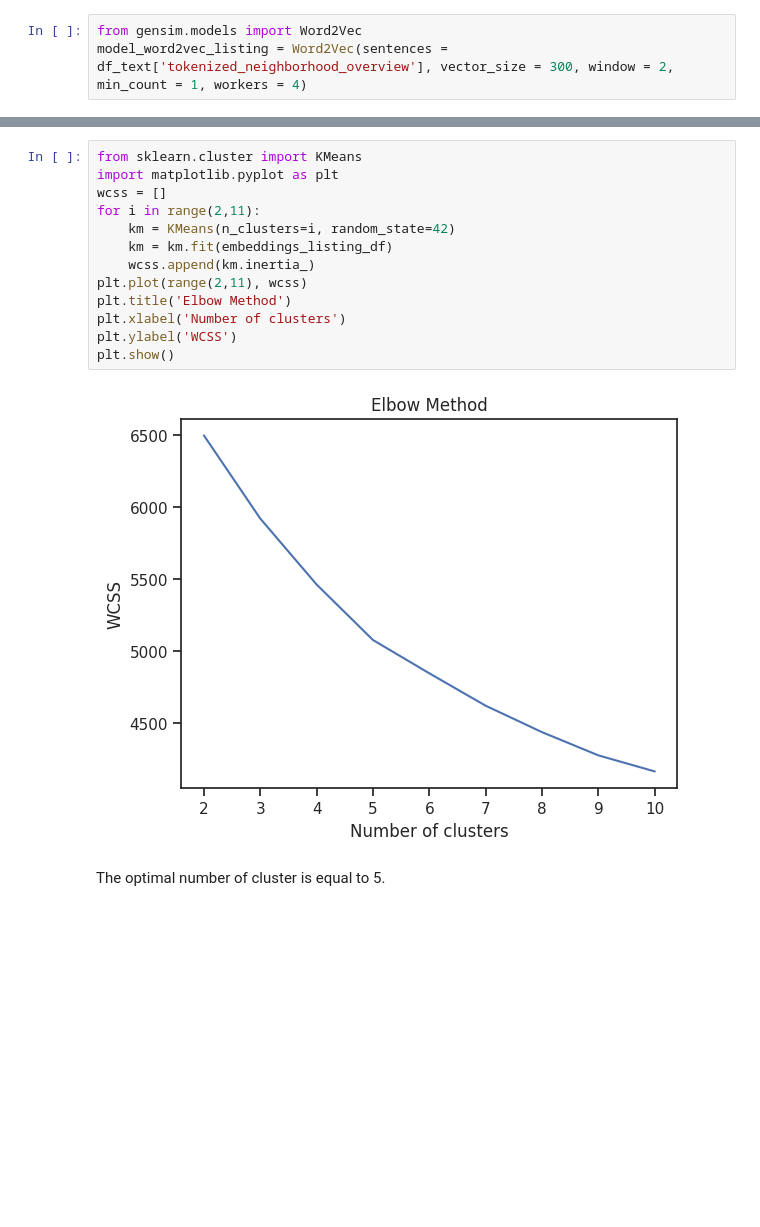
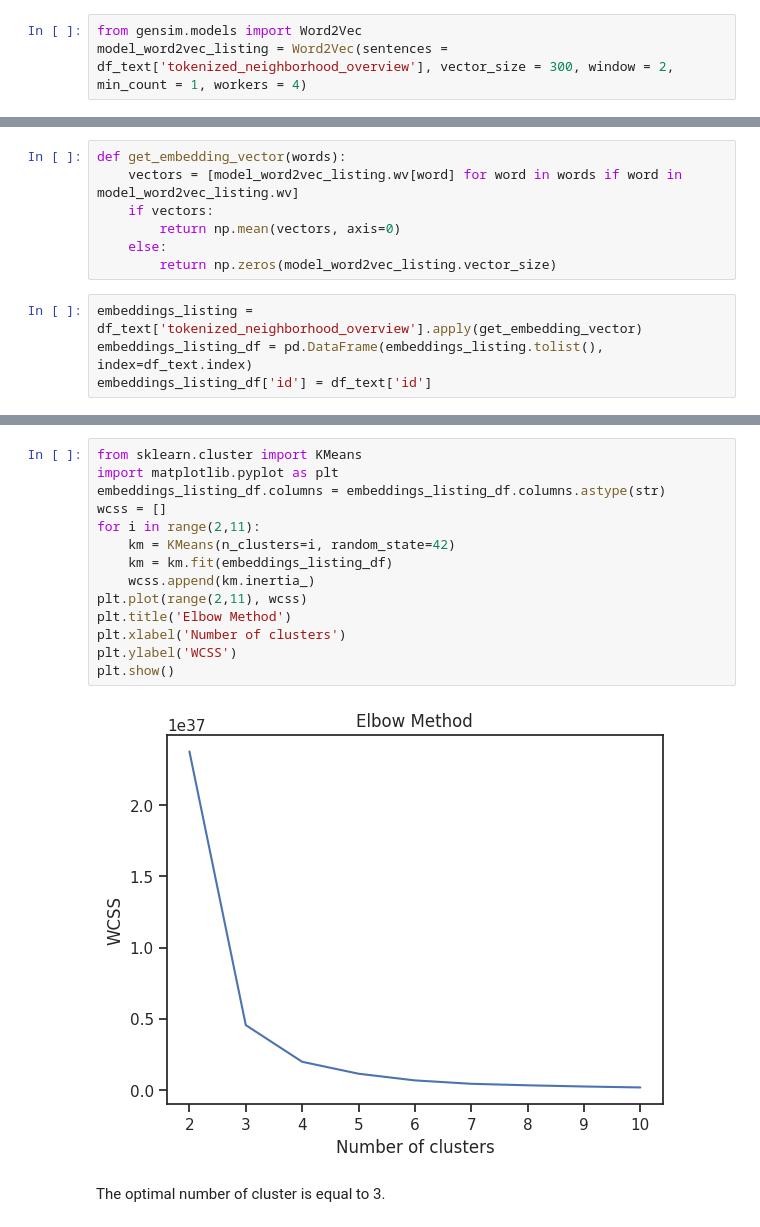
Before and after one commit to YanqiS/BA820-Project, a Jupyter notebook: 820 project coding.ipynb, the cells around one changed output, grey strips where cells are left out. Drawn from its saved outputs; the diff is of its cells as text; blank space fills up the shorter version.

```diff
--- a/820 project coding.ipynb
+++ b/820 project coding.ipynb
@@ -1126,0 +1088,11 @@ embeddings_listing_df
+# %%
+def get_embedding_vector(words):
+    vectors = [model_word2vec_listing.wv[word] for word in words if word in model_word2vec_listing.wv]
+    if vectors:
+        return np.mean(vectors, axis=0)
+    else:
+        return np.zeros(model_word2vec_listing.vector_size)
+# %%
+embeddings_listing = df_text['tokenized_neighborhood_overview'].apply(get_embedding_vector)
+embeddings_listing_df = pd.DataFrame(embeddings_listing.tolist(), index=df_text.index)
+embeddings_listing_df['id'] = df_text['id']
@@ -1127,18 +1109,19 @@ embeddings_listing_df
 # %%
 from sklearn.cluster import KMeans
 import matplotlib.pyplot as plt
+embeddings_listing_df.columns = embeddings_listing_df.columns.astype(str)
 wcss = []
 for i in range(2,11):
     km = KMeans(n_clusters=i, random_state=42)
     km = km.fit(embeddings_listing_df)
     wcss.append(km.inertia_)
 plt.plot(range(2,11), wcss)
 plt.title('Elbow Method')
 plt.xlabel('Number of clusters')
 plt.ylabel('WCSS')
 plt.show()
 # %% [output]
-[figure, old version]
+[figure, new version]
 # %% [markdown]
-The optimal number of cluster is equal to 5.
+The optimal number of cluster is equal to 3.
 # %%
```
Also changed, not shown: parts of 11 cells of this notebook.
